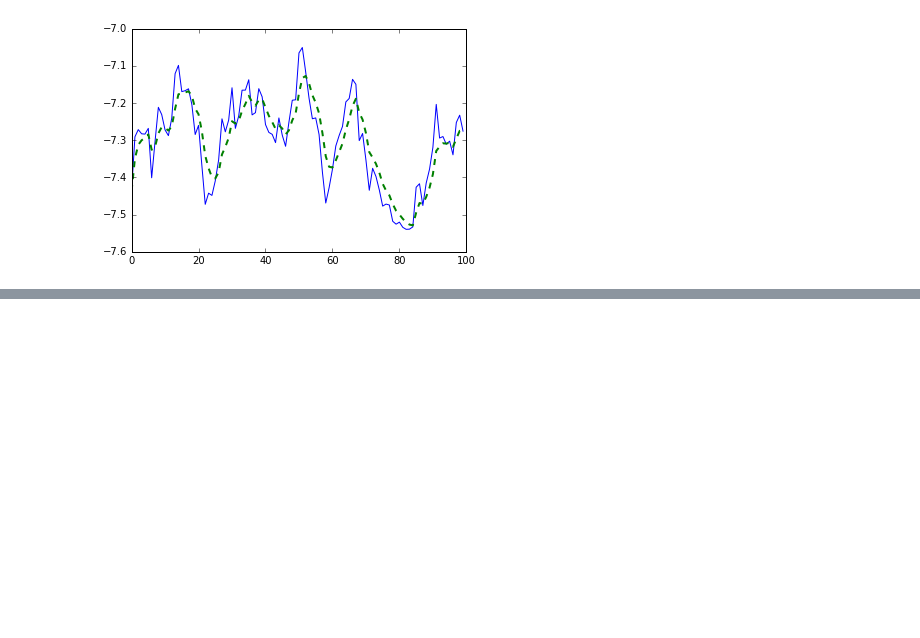
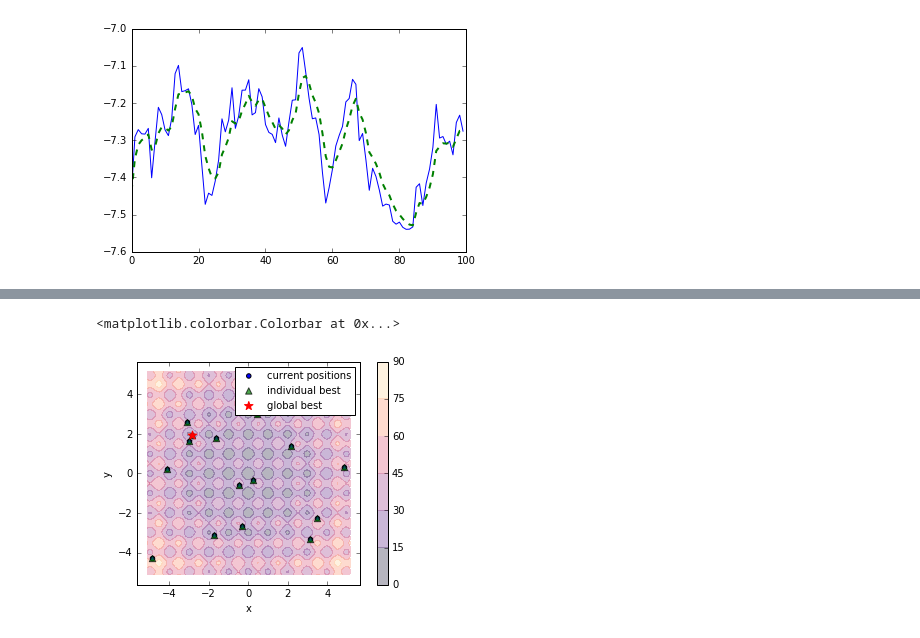
Before and after one commit to Paul-St-Young/share, a Jupyter notebook: python-tutorial/python.ipynb, the cells around one changed output, grey strips where cells are left out. Drawn from its saved outputs; the diff is of its cells as text; code cells hidden in the pictures; blank space fills up the shorter version.

```diff
--- a/python-tutorial/python.ipynb
+++ b/python-tutorial/python.ipynb
@@ -477,0 +575,38 @@ plt.plot( data.ewm(span=5).mean(),ls="--",lw=2 )
+# %%
+# initialize population
+pop_size = 20
+dim  = 2
+
+pop = (maxx-minx) * np.random.rand(pop_size,dim) + minx
+
+# find personal best
+individual_best = np.apply_along_axis(rastrigin2d,1,pop) # vectorized
+individual_best_pos = deepcopy(pop) # deep copy for array of arrays
+
+# find population best
+min_idx = np.argmin(individual_best)  # find minimum index
+global_best = individual_best[min_idx].copy() # find minimum
+global_best_pos = pop[min_idx].copy() # shalow copy sufficient for array
+
+# initialize hopping sizes and directions
+max_hop = 0.3
+hop = max_hop * np.random.rand(pop_size,dim)
+# %%
+background = plt.figure()
+ax = background.add_subplot(111,aspect=1)
+ax.set_xlabel("x")
+ax.set_ylabel("y")
+
+cs = ax.contourf(x,x,grid.T,alpha=0.3,cmap=plt.cm.magma)
+ax.scatter(pop.T[0],pop.T[1],label="current positions")
+
+ax.scatter(individual_best_pos.T[0],individual_best_pos.T[1]
+        ,c="g",alpha=0.7,label="individual best",marker='^',s=40)
+ax.scatter(global_best_pos[0],global_best_pos[1],color="r"
+        ,label="global best",marker="*",s=80)
+
+ax.legend(scatterpoints = 1,fontsize=10,loc="best")
+background.colorbar(cs)
+# %% [output]
+<matplotlib.colorbar.Colorbar at 0x...>
+[figure, added]
```
Also changed, not shown: parts of 18 cells of this notebook.
